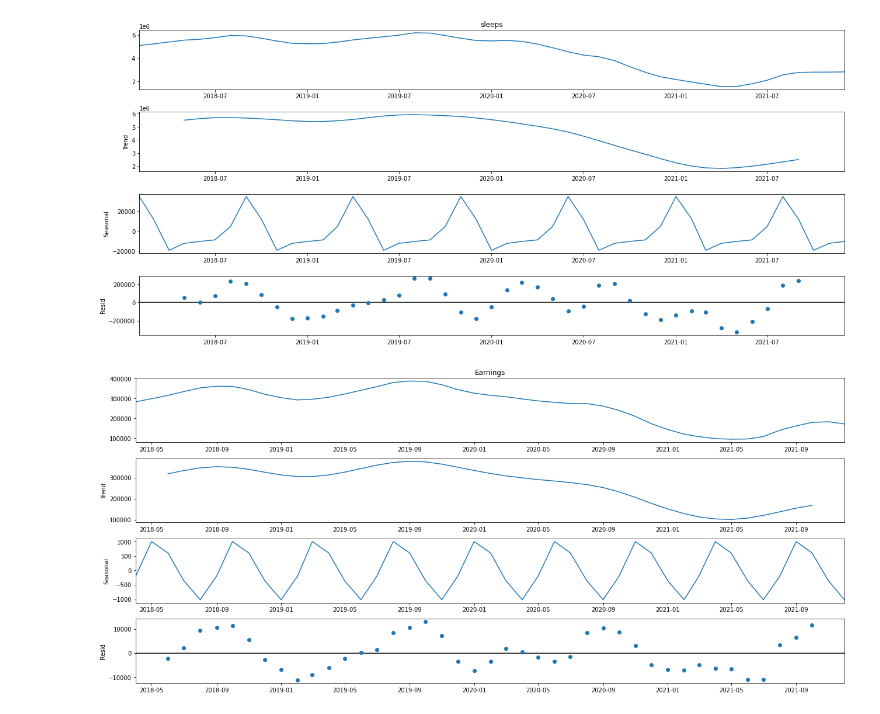
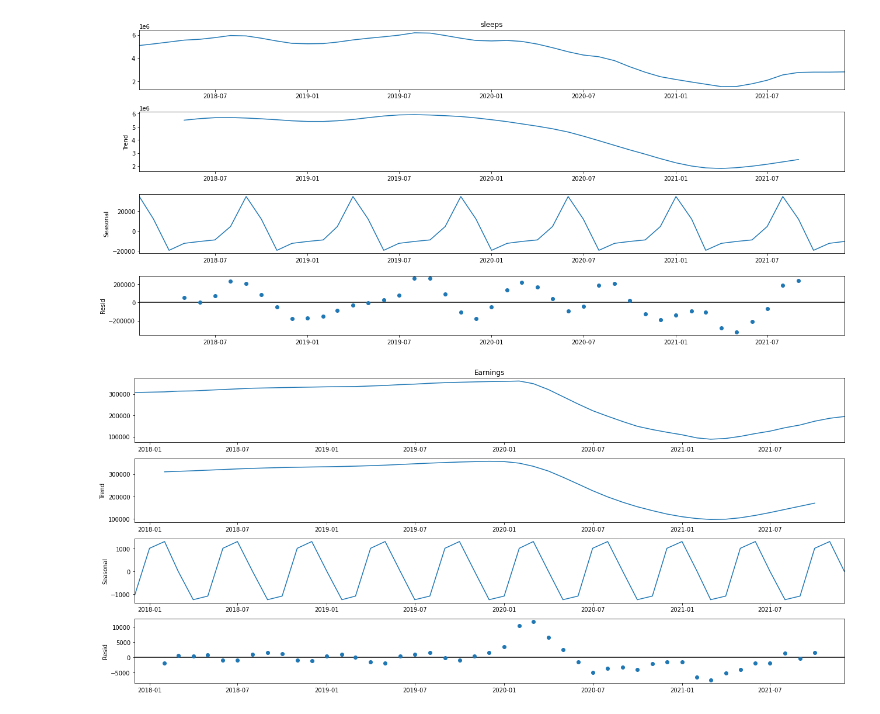
Before and after one commit to LuisaPolicarpo/Project5, a Jupyter notebook: Time_series_s_e_g.ipynb, the cells around one changed output. Cells and saved outputs as stored; diff of their text form; code cells hidden in the pictures.

```diff
--- a/Time_series_s_e_g.ipynb
+++ b/Time_series_s_e_g.ipynb
@@ -541,2 +479,0 @@ df_passengers_stays
-# %%
-df_final_date = df_final.set_index('Date')
@@ -624,8 +566,8 @@ plt.show()
 # %%
 from pylab import rcParams
 rcParams['figure.figsize'] = 18, 8
-decomposition = sm.tsa.seasonal_decompose(x = df_final2 ['Earnings'].rolling(16).mean().dropna(), period = 5, model='additive')
+decomposition = sm.tsa.seasonal_decompose(x = df_final2 ['Earnings'].rolling(12).mean().dropna(), period = 5, model='additive')
 fig = decomposition.plot()
 plt.show()
 # %% [output]
-[figure, old version]
+[figure, new version]
```
Also changed, not shown: parts of 34 cells of this notebook.
